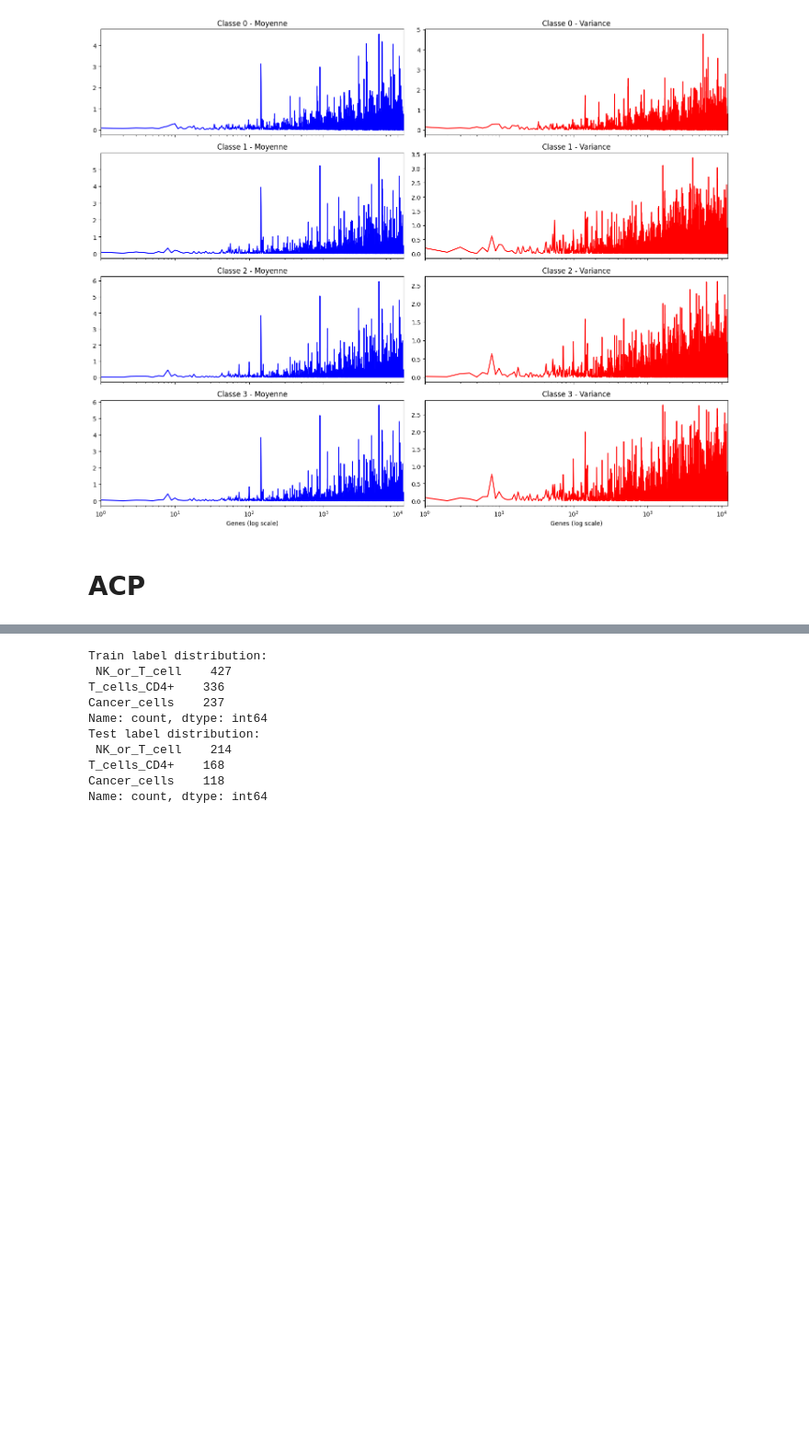
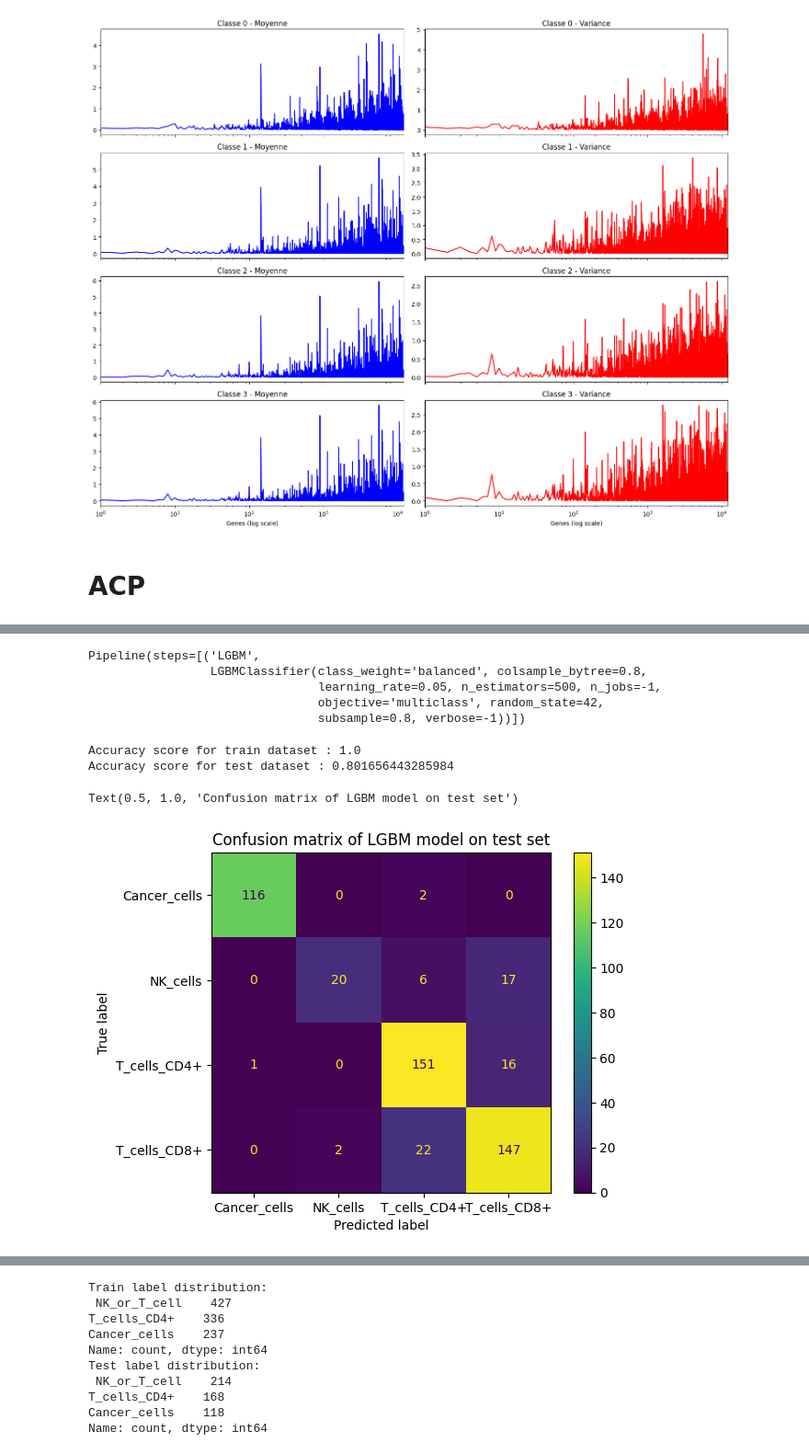
Before and after one commit to DataCampDS/scmark-classification-team_avengers, a Jupyter notebook: scMARK_classification.ipynb, the cells around one changed output, grey strips where cells are left out. Shown at 92% size. Cells and saved outputs as stored; diff of their text form; code cells hidden in the pictures; blank space fills up the shorter version.

```diff
--- a/scMARK_classification.ipynb
+++ b/scMARK_classification.ipynb
@@ -456,10 +363,0 @@ Pipeline(steps=[('PCA', PCA(n_components=60)),
-# %%
-# fit on train
-pipe = linear_svc_pipe
-pipe.fit(X_train_norm, y_train)
-y_tr_pred_svc = pipe.predict(X_train_norm)
-
-# predict on test
-
-
-y_te_pred_svc = pipe.predict(X_test_norm)
@@ -498,13 +363,0 @@ Pipeline(steps=[('PCA', PCA(n_components=60)),
-# %%
-# fit the KNN pipeline
-knn_pipe.fit(X_train_norm, y_train)
-
-# compute balanced accuracy and confusion matrix
-y_tr_pred_knn = knn_pipe.predict(X_train_norm)
-y_te_pred_knn = knn_pipe.predict(X_test_norm)
-print(f"Train balanced accuracy : {balanced_accuracy_score(y_train, y_tr_pred_knn):.3f}")
-print(f"Test balanced accuracy : {balanced_accuracy_score(y_test, y_te_pred_knn):.3f}")
-cm = confusion_matrix(y_test, y_te_pred_knn)
-disp = ConfusionMatrixDisplay(confusion_matrix=cm, display_labels=knn_pipe.classes_, )
-disp.plot()
-plt.title("Confusion matrix on test set");
@@ -598,0 +402,55 @@ Nous entrainons le modèle sur 3 classes.
+# %%
+from lightgbm import LGBMClassifier
+from sklearn.pipeline import Pipeline
+
+pipe_LGBM = Pipeline([
+
+    ("LGBM", LGBMClassifier(
+    n_estimators=500,
+    learning_rate=0.05,
+    max_depth=-1,
+    num_leaves=31,
+    subsample=0.8,
+    colsample_bytree=0.8,
+    class_weight='balanced',
+    objective='multiclass',
+    random_state=42,
+    n_jobs=-1,
+    verbose = -1
+))
+])
+
+pipe_LGBM
+# %% [output]
+Pipeline(steps=[('LGBM',
+                 LGBMClassifier(class_weight='balanced', colsample_bytree=0.8,
+                                learning_rate=0.05, n_estimators=500, n_jobs=-1,
+                                objective='multiclass', random_state=42,
+                                subsample=0.8, verbose=-1))])
+# %%
+# Filter genes on normalized data to match the expected number of features
+X_train_norm_filtered, kept_genes_idx = remove_genes(X_train_norm, threshold=0.01)
+X_test_norm_filtered = X_test_norm[:, kept_genes_idx]
+
+# Create a new pipeline instance to avoid previous fitting
+pipe_LGBM_new = Pipeline([("LGBM", LGBMClassifier())])
+
+lgbm = pipe_LGBM_new.fit(X_train_norm_filtered, y_train)
+y_pred_train = lgbm.predict(X_train_norm_filtered)
+acc_train = balanced_accuracy_score(y_train, y_pred_train)
+print("Accuracy score for train dataset :", acc_train)
+
+y_pred_test_lgbm = lgbm.predict(X_test_norm_filtered)
+acc_test = balanced_accuracy_score(y_test, y_pred_test_lgbm)
+print("Accuracy score for test dataset :", acc_test)
+# %% [output]
+Accuracy score for train dataset : 1.0
+Accuracy score for test dataset : 0.801656443285984
+# %%
+cm_lgbm = confusion_matrix(y_test, y_pred_test_lgbm)
+disp = ConfusionMatrixDisplay(confusion_matrix=cm_lgbm, display_labels=lgbm.classes_)
+disp.plot()
+plt.title("Confusion matrix of LGBM model on test set")
+# %% [output]
+Text(0.5, 1.0, 'Confusion matrix of LGBM model on test set')
+[figure, added]
```
Also changed, not shown: parts of 57 cells of this notebook, 3 other files.
